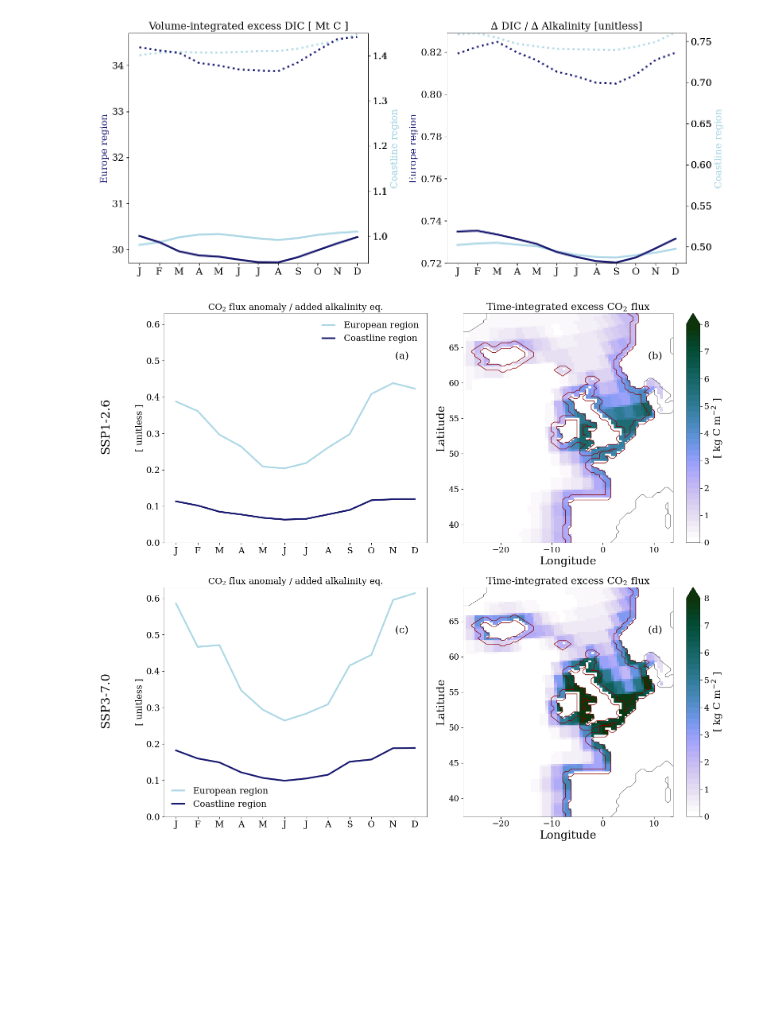
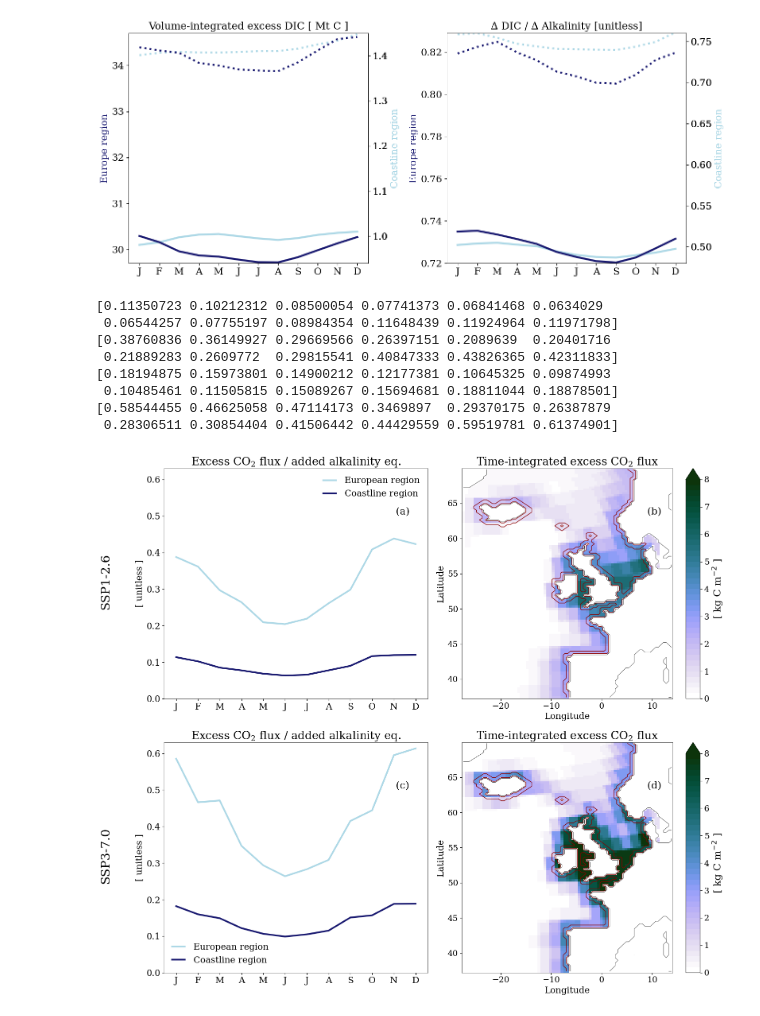
Before and after one commit to chiaraciscato/2026_ciscato_oae_seasonality, a Jupyter notebook: scripts/es_efficiency.ipynb, the cells around one changed output. Saved outputs shown, nothing was run; the diff lists cells and outputs as text; code cells hidden in the pictures; blank space fills up the shorter version.

Commit message:
changes to figures

```diff
--- a/scripts/es_efficiency.ipynb
+++ b/scripts/es_efficiency.ipynb
@@ -136,7 +136,6 @@ for s, l in zip(['126','370'], ['-',':']):
 # %% [output]
 [figure]
 # %%
-
 fig, axes = plt.subplots(2, 2, figsize=(16, 14))
 scenarios = {'126' : 'SSP1-2.6', '370': 'SSP3-7.0'}
 
@@ -196,7 +195,7 @@ for i, (v, k) in enumerate(scenarios.items()):
         lon,
         lat,
         alk_0['alk_flux'].isel(time_counter=-1),
-        levels=[3],
+        levels=[0.5],
         colors='darkred',
         linewidths=1
     )
@@ -214,11 +213,11 @@ for i, (v, k) in enumerate(scenarios.items()):
 
     fineline(ax_map, 0.4)
 
-    ax_map.set_ylabel('Latitude')
-    ax_map.set_xlabel('Longitude')
+    ax_map.set_ylabel('Latitude', fontsize=16)
+    ax_map.set_xlabel('Longitude', fontsize=16)
     ax_map.set_title(
         r'Time-integrated excess $\mathregular{CO_{2}}$ flux',
-        fontsize=18
+        fontsize=20
     )
 
     # panel labels
@@ -284,35 +283,46 @@ for i, (v, k) in enumerate(scenarios.items()):
     )
 
     # dic_coastline = (
     #     dic_coastline
     #     * 1.e-6
     #     * 1025
     #     * 1.e-15
     # )
 
     dic_coastline = dic_coastline * 31536000 * -1 * 1.e-12 # Gt C
 
     ax_line.plot(
         dic_coastline['co2flux'] / monthly_alk['alk_flux'],
         linewidth=3,
         color='midnightblue',
         label='Coastline region',
     )
 
     month_x_labels(ax_line)
     fineline(ax_line, 0.4)
+    lineplot_outlook(ax_line, 16, 'best')
 
     ax_line.set_ylim(0, 0.63)
     ax_line.set_title(
-        r'$\mathregular{CO_{2}}$ flux anomaly / added alkalinity eq.',
-        fontsize=18
+        r'Excess $\mathregular{CO_{2}}$ flux / added alkalinity eq.',
+        fontsize=20
     )
     ax_line.set_ylabel('[ unitless ]')
 
-    lineplot_outlook(ax_line, 16, 'best')
     ax_line.text(-3.5,0.25, f'{k}', rotation=90, fontsize=22)
 
+    print((dic_coastline['co2flux'] / monthly_alk['alk_flux']).values)
+    print((dic_europe['co2flux'] / monthly_alk['alk_flux']).values)
+
 plt.tight_layout()
-# plt.savefig('/Users/chiaraciscato/Desktop/GEOMAR/2025_ciscato_oae_seasonality/out/figure7.png')
+plt.savefig('/Users/chiaraciscato/Desktop/GEOMAR/2025_ciscato_oae_seasonality/out/figure7.png')
 # %% [output]
+[0.11350723 0.10212312 0.08500054 0.07741373 0.06841468 0.0634029
+ 0.06544257 0.07755197 0.08984354 0.11648439 0.11924964 0.11971798]
+[0.38760836 0.36149927 0.29669566 0.26397151 0.2089639  0.20401716
+ 0.21889283 0.2609772  0.29815541 0.40847333 0.43826365 0.42311833]
+[0.18194875 0.15973801 0.14900212 0.12177381 0.10645325 0.09874993
+ 0.10485461 0.11505815 0.15089267 0.15694681 0.18811044 0.18878501]
+[0.58544455 0.46625058 0.47114173 0.3469897  0.29370175 0.26387879
+ 0.28306511 0.30854404 0.41506442 0.44429559 0.59519781 0.61374901]
-[figure, old version]
+[figure, new version]
```
Also changed, not shown: 4 other files.
